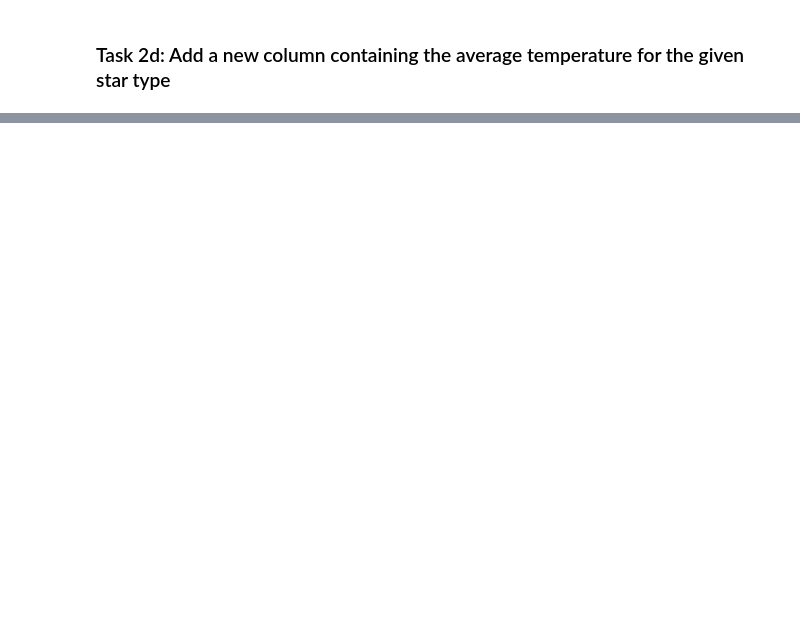
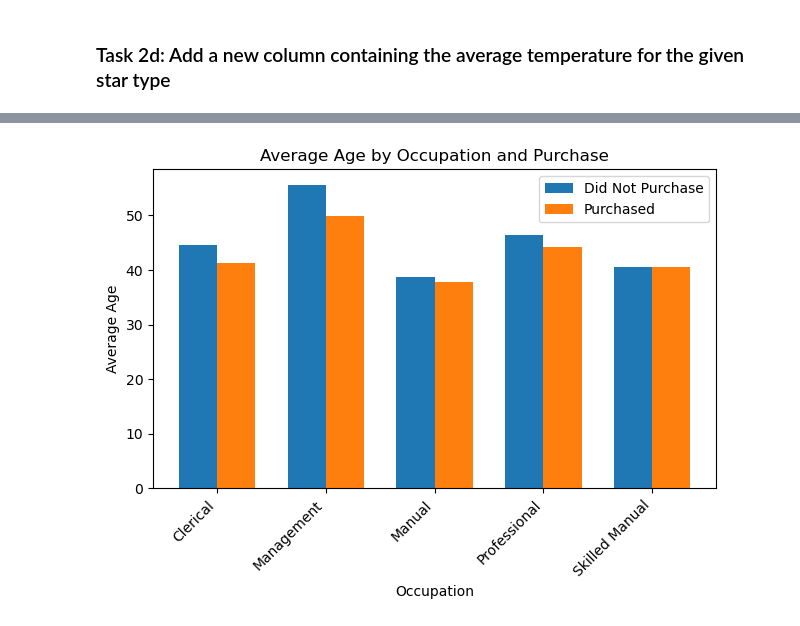
Before and after one commit to Oksuzova/ad_python, a Jupyter notebook: lab1.ipynb, the cells around one changed output, grey strips where cells are left out. Cells and saved outputs as stored; diff of their text form; code cells hidden in the pictures; blank space fills up the shorter version.

```diff
--- a/lab1.ipynb
+++ b/lab1.ipynb
@@ -380,0 +421,19 @@ df.head(15)
+# %%
+# 1c
+avg_age = df.groupby(['Occupation', 'Purchased Bike'])['Age'].mean().unstack()
+x = np.arange(len(avg_age.index))
+width = 0.35
+
+plt.figure()
+plt.bar(x - width/2, avg_age['No'], width, label='Did Not Purchase')
+plt.bar(x + width/2, avg_age['Yes'], width, label='Purchased')
+plt.xlabel('Occupation')
+plt.ylabel('Average Age')
+plt.title('Average Age by Occupation and Purchase')
+plt.xticks(x, avg_age.index, rotation=45, ha='right')
+plt.legend()
+plt.tight_layout()
+
+plt.show()
+# %% [output]
+[figure, added]
```
Also changed, not shown: parts of 19 cells of this notebook, 1 other file.
